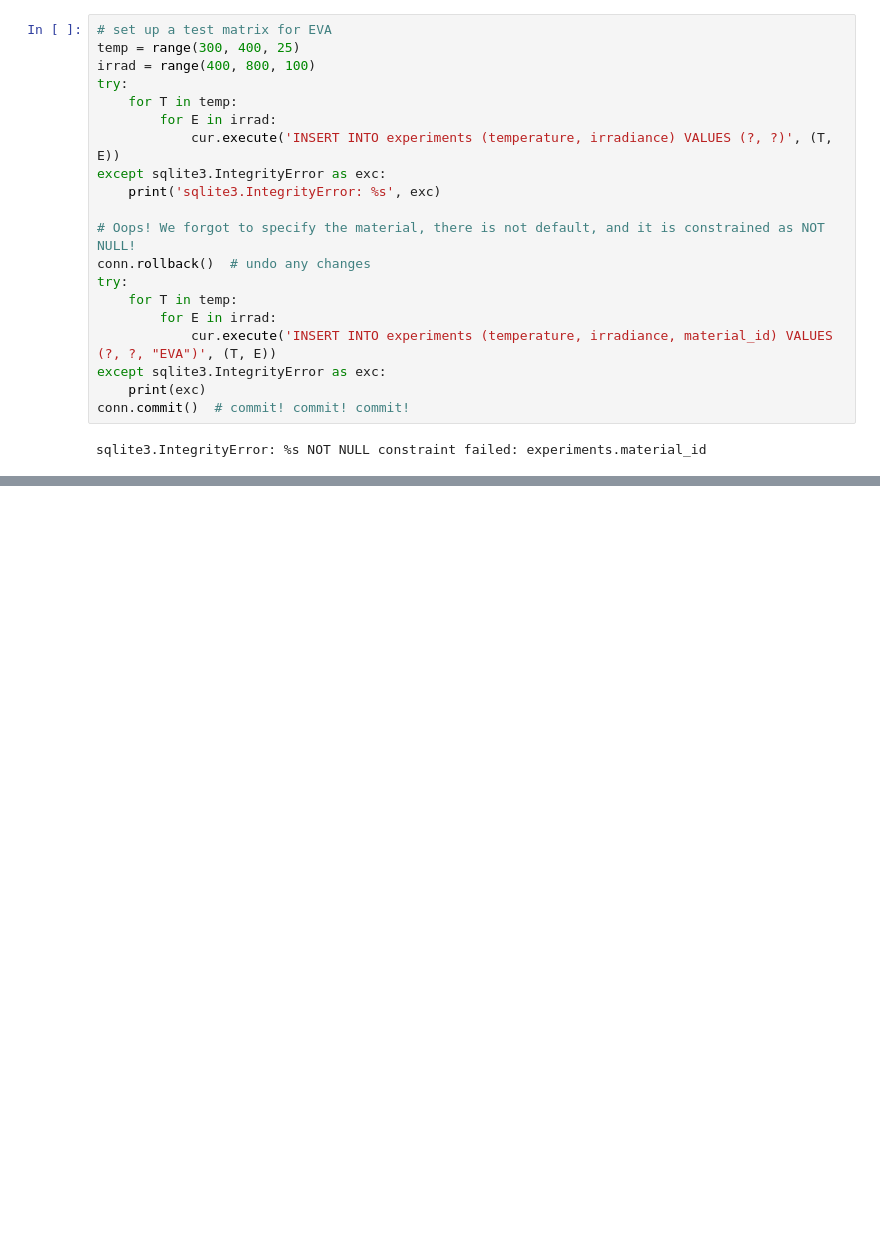
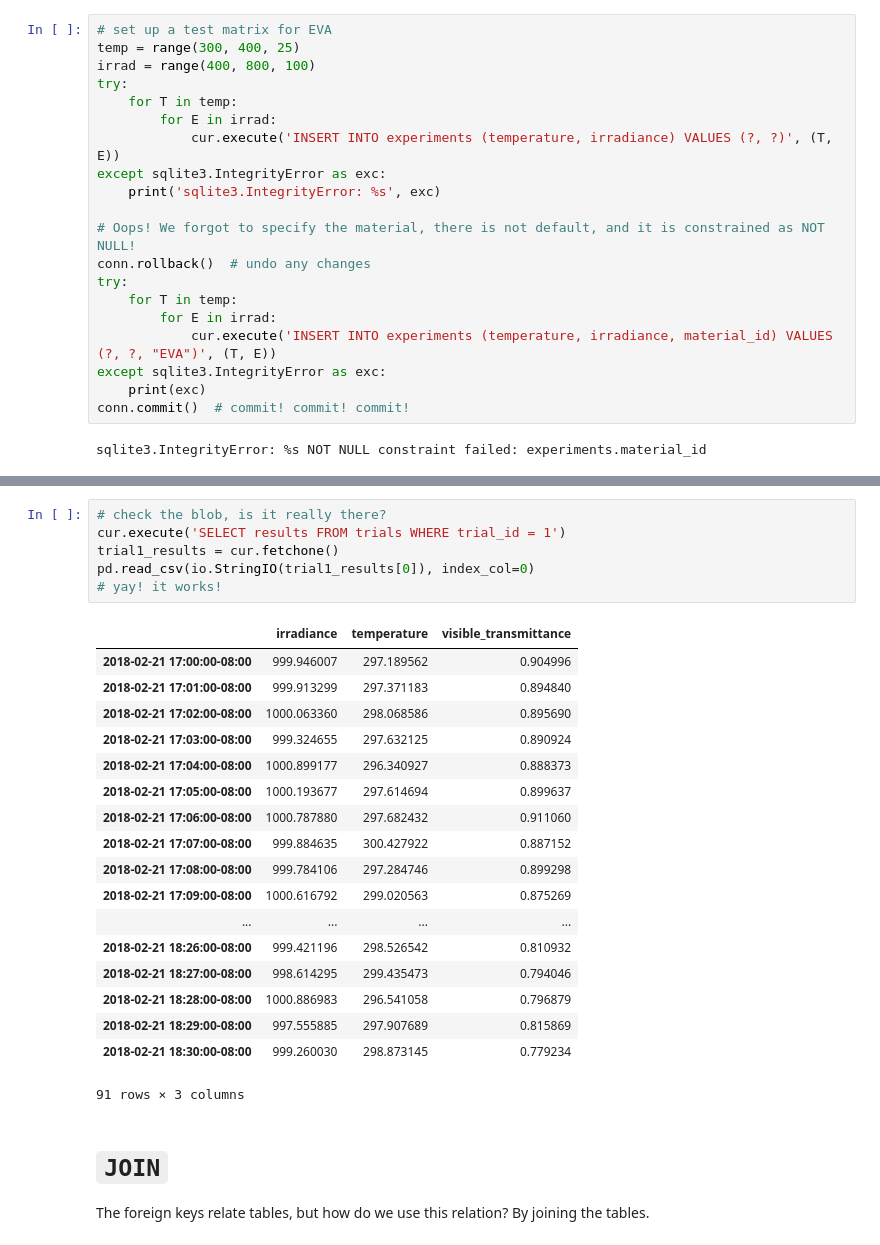
Before and after one commit to thehackerwithin/berkeley, a Jupyter notebook: code_examples/SQL/SQL_Tutorial-0.ipynb, the cells around one changed output, grey strips where cells are left out. Saved outputs shown, nothing was run; the diff lists cells and outputs as text; blank space fills up the shorter version.

Commit message:
add JOIN, ORDER BY, note on related names, AND, AS, and dotted names

```diff
--- a/code_examples/SQL/SQL_Tutorial-0.ipynb
+++ b/code_examples/SQL/SQL_Tutorial-0.ipynb
@@ -314,0 +372,28 @@ pd.read_sql('select * from experiments', conn, index_col='experiment_id')
+# %%
+# check the blob, is it really there?
+cur.execute('SELECT results FROM trials WHERE trial_id = 1')
+trial1_results = cur.fetchone()
+pd.read_csv(io.StringIO(trial1_results[0]), index_col=0)
+# yay! it works!
+# %% [output]
+|  | irradiance | temperature | visible_transmittance |
+| 2018-02-21 17:00:00-08:00 | 999.946007 | 297.189562 | 0.904996 |
+| 2018-02-21 17:01:00-08:00 | 999.913299 | 297.371183 | 0.894840 |
+| 2018-02-21 17:02:00-08:00 | 1000.063360 | 298.068586 | 0.895690 |
+| 2018-02-21 17:03:00-08:00 | 999.324655 | 297.632125 | 0.890924 |
+| 2018-02-21 17:04:00-08:00 | 1000.899177 | 296.340927 | 0.888373 |
+| 2018-02-21 17:05:00-08:00 | 1000.193677 | 297.614694 | 0.899637 |
+| 2018-02-21 17:06:00-08:00 | 1000.787880 | 297.682432 | 0.911060 |
+| 2018-02-21 17:07:00-08:00 | 999.884635 | 300.427922 | 0.887152 |
+| 2018-02-21 17:08:00-08:00 | 999.784106 | 297.284746 | 0.899298 |
+| 2018-02-21 17:09:00-08:00 | 1000.616792 | 299.020563 | 0.875269 |
+| ... | ... | ... | ... |
+| 2018-02-21 18:26:00-08:00 | 999.421196 | 298.526542 | 0.810932 |
+| 2018-02-21 18:27:00-08:00 | 998.614295 | 299.435473 | 0.794046 |
+| 2018-02-21 18:28:00-08:00 | 1000.886983 | 296.541058 | 0.796879 |
+| 2018-02-21 18:29:00-08:00 | 997.555885 | 297.907689 | 0.815869 |
+| 2018-02-21 18:30:00-08:00 | 999.260030 | 298.873145 | 0.779234 |
+91 rows × 3 columns
+# %% [markdown]
+# `JOIN`
+The foreign keys relate tables, but how do we use this relation? By joining the tables.
```
Also changed, not shown: parts of 16 cells of this notebook.
